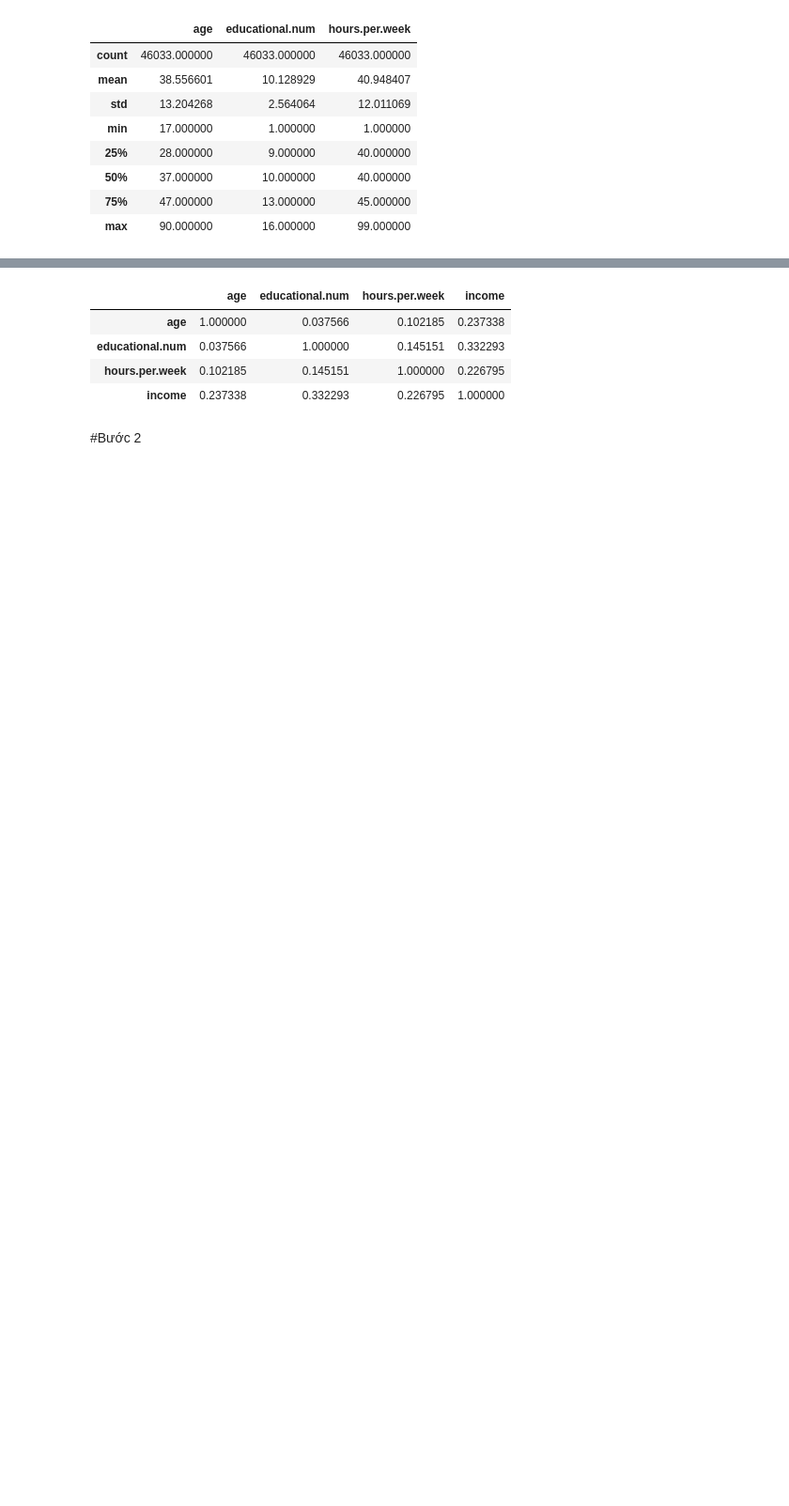
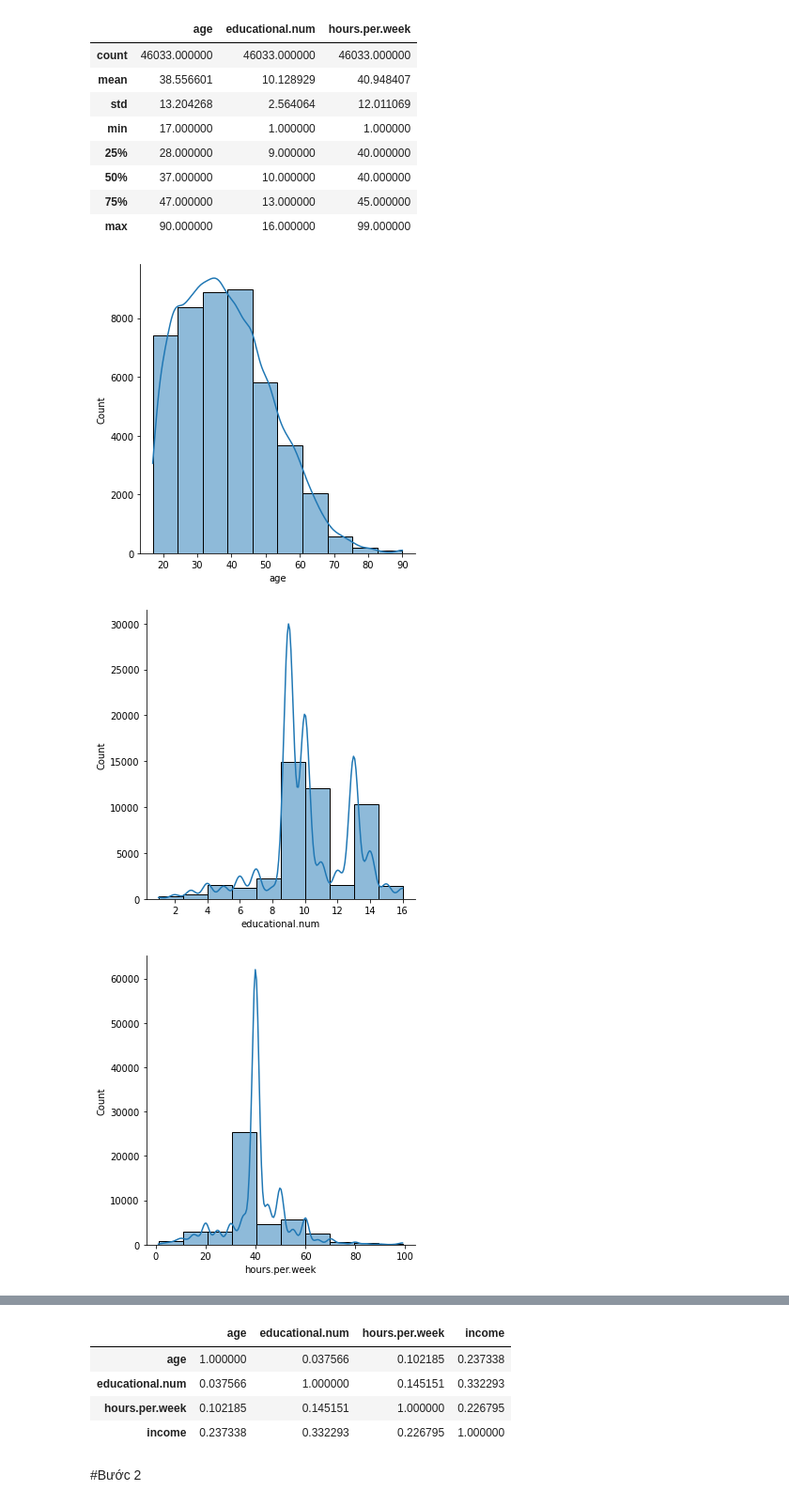
Before and after one commit to huongd17at089/income_prediction, a Jupyter notebook: income_prediction.ipynb, the cells around one changed output, grey strips where cells are left out. Shown: that part at 94% size. Saved outputs shown, nothing was run; the diff lists cells and outputs as text; code cells hidden in the pictures; blank space fills up the shorter version.

```diff
--- a/income_prediction.ipynb
+++ b/income_prediction.ipynb
@@ -94,6 +96,15 @@ df1.describe()
 | 50% | 37.000000 | 10.000000 | 40.000000 |
 | 75% | 47.000000 | 13.000000 | 45.000000 |
 | max | 90.000000 | 16.000000 | 99.000000 |
+# %%
+n_col = len(continuous_vars)
+# fig, axes = plt.subplots(1,ncols=n_col, figsize = (10, 10))
+for ind,var in enumerate(continuous_vars):
+  sns.displot(df1[var],kde = True, bins = 10)
+# %% [output]
+[figure, added]
+[figure, added]
+[figure, added]
 # %%
 boxplot = df.boxplot(column=continuous_vars, figsize=(12, 10), fontsize=20)
 # %% [output]
```
Also changed, not shown: parts of 6 cells of this notebook.
